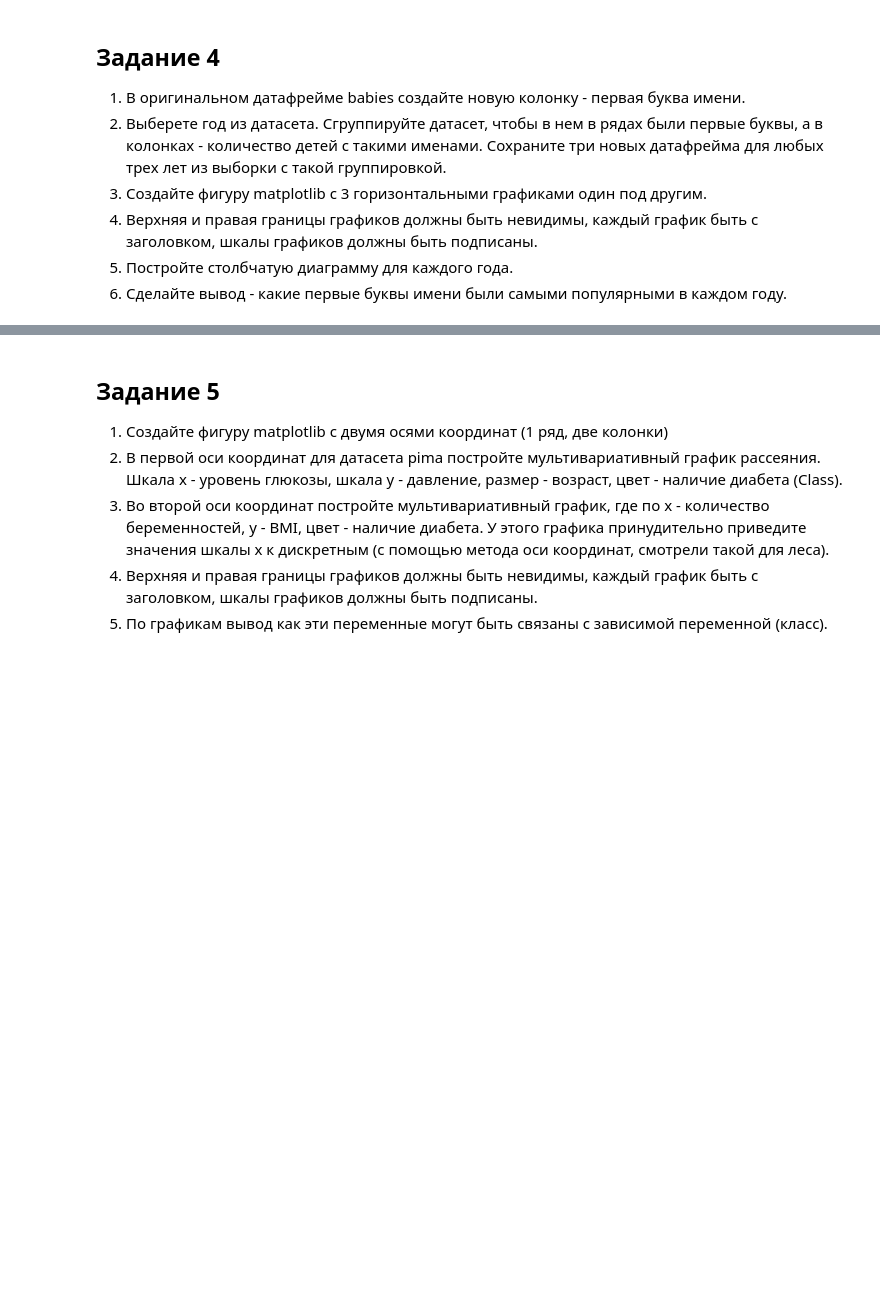
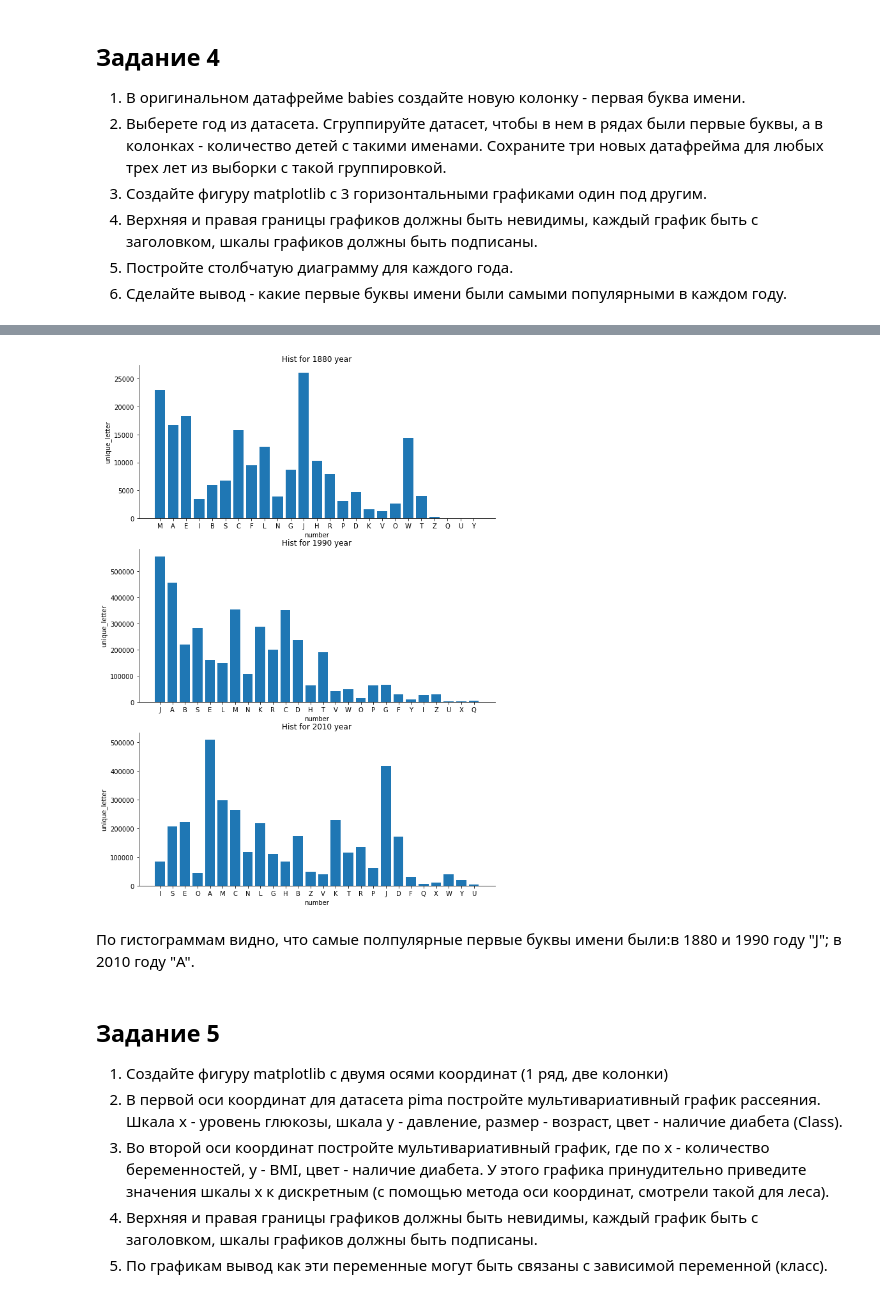
Before and after one commit to Sitych/technological_prackt, a Jupyter notebook: visual_tech_pract/visual_tech_pract.ipynb, the cells around one changed output, grey strips where cells are left out. Saved outputs shown, nothing was run; the diff lists cells and outputs as text; code cells hidden in the pictures; blank space fills up the shorter version.

```diff
--- a/visual_tech_pract/visual_tech_pract.ipynb
+++ b/visual_tech_pract/visual_tech_pract.ipynb
@@ -151,3 +198,16 @@ MemoryError: Unable to allocate 12.4 TiB for an array with shape (1690784, 10039
+# %%
+fig, axs = plt.subplots(3, 1,figsize=(10,15))
+for i, data in enumerate(figs):
+    axs[i].bar(data.index, data['number'])
+    axs[i].spines['right'].set_visible(False)
+    axs[i].spines['top'].set_visible(False)
+    axs[i].axes.set_title(f"Hist for {year_list[i]} year")
+    axs[i].axes.set_xlabel('number')
+    axs[i].axes.set_ylabel("unique_letter")
+# %% [output]
+[figure, added]
+# %% [markdown]
+По гистограммам видно, что самые полпулярные первые буквы имени были:в 1880 и 1990 году "J"; в 2010 году "A".
 # %% [markdown]
 ## Задание 5
 
```
Also changed, not shown: parts of 17 cells of this notebook, 1 other file.
